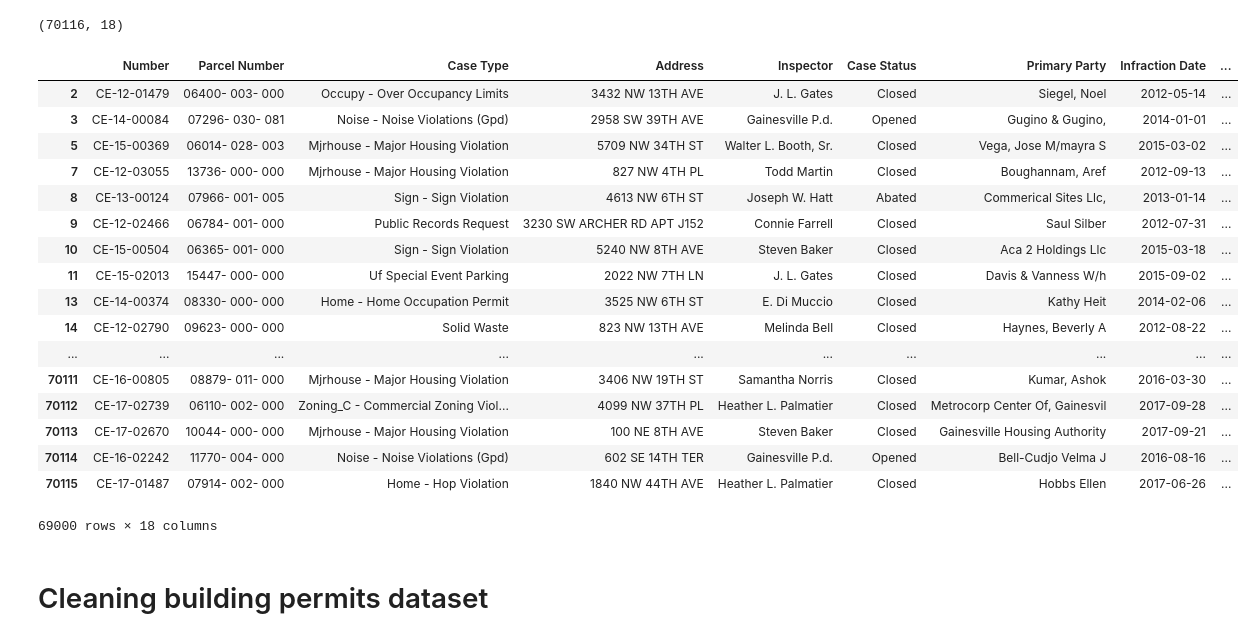
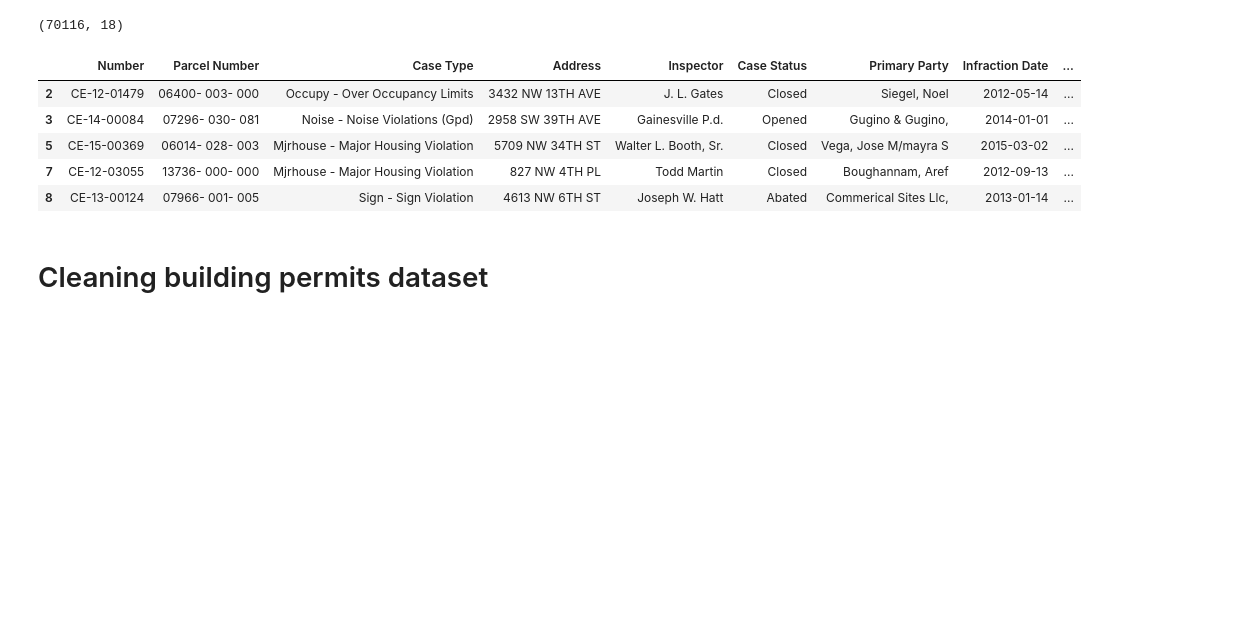
Before and after one commit to hanrosen/gainesville, a Jupyter notebook: Cleaning-Hannah.ipynb, the cells around one changed output. Saved outputs shown, nothing was run; the diff lists cells and outputs as text; code cells hidden in the pictures; blank space fills up the shorter version.

```diff
--- a/Cleaning-Hannah.ipynb
+++ b/Cleaning-Hannah.ipynb
@@ -54,27 +54,15 @@ code_violations.shape
 # %%
 # code_violations=code_violations.replace('0',np.nan).dropna(axis = 0, how = 'any')
 # new_code_violations = code_violations[code_violations['Parcel Number'] != 0]
 new_code_violations = code_violations[code_violations['Parcel Number'] != 0]
-new_code_violations
+new_code_violations.head()
 # %% [output]
 |  | Number | Parcel Number | Case Type | Address | Inspector | Case Status | Primary Party | Infraction Date | ... |
 | 2 | CE-12-01479 | 06400- 003- 000 | Occupy - Over Occupancy Limits | 3432 NW 13TH AVE | J. L. Gates | Closed | Siegel, Noel | 2012-05-14 | ... |
 | 3 | CE-14-00084 | 07296- 030- 081 | Noise - Noise Violations (Gpd) | 2958 SW 39TH AVE | Gainesville P.d. | Opened | Gugino & Gugino, | 2014-01-01 | ... |
 | 5 | CE-15-00369 | 06014- 028- 003 | Mjrhouse - Major Housing Violation | 5709 NW 34TH ST | Walter L. Booth, Sr. | Closed | Vega, Jose M/mayra S | 2015-03-02 | ... |
 | 7 | CE-12-03055 | 13736- 000- 000 | Mjrhouse - Major Housing Violation | 827 NW 4TH PL | Todd Martin | Closed | Boughannam, Aref | 2012-09-13 | ... |
 | 8 | CE-13-00124 | 07966- 001- 005 | Sign - Sign Violation | 4613 NW 6TH ST | Joseph W. Hatt | Abated | Commerical Sites Llc, | 2013-01-14 | ... |
-| 9 | CE-12-02466 | 06784- 001- 000 | Public Records Request | 3230 SW ARCHER RD APT J152 | Connie Farrell | Closed | Saul Silber | 2012-07-31 | ... |
-| 10 | CE-15-00504 | 06365- 001- 000 | Sign - Sign Violation | 5240 NW 8TH AVE | Steven Baker | Closed | Aca 2 Holdings Llc | 2015-03-18 | ... |
-| 11 | CE-15-02013 | 15447- 000- 000 | Uf Special Event Parking | 2022 NW 7TH LN | J. L. Gates | Closed | Davis & Vanness W/h | 2015-09-02 | ... |
-| 13 | CE-14-00374 | 08330- 000- 000 | Home - Home Occupation Permit | 3525 NW 6TH ST | E. Di Muccio | Closed | Kathy Heit | 2014-02-06 | ... |
-| 14 | CE-12-02790 | 09623- 000- 000 | Solid Waste | 823 NW 13TH AVE | Melinda Bell | Closed | Haynes, Beverly A | 2012-08-22 | ... |
-| ... | ... | ... | ... | ... | ... | ... | ... | ... | ... |
-| 70111 | CE-16-00805 | 08879- 011- 000 | Mjrhouse - Major Housing Violation | 3406 NW 19TH ST | Samantha Norris | Closed | Kumar, Ashok | 2016-03-30 | ... |
-| 70112 | CE-17-02739 | 06110- 002- 000 | Zoning_C - Commercial Zoning Viol... | 4099 NW 37TH PL | Heather L. Palmatier | Closed | Metrocorp Center Of, Gainesvil | 2017-09-28 | ... |
-| 70113 | CE-17-02670 | 10044- 000- 000 | Mjrhouse - Major Housing Violation | 100 NE 8TH AVE | Steven Baker | Closed | Gainesville Housing Authority | 2017-09-21 | ... |
-| 70114 | CE-16-02242 | 11770- 004- 000 | Noise - Noise Violations (Gpd) | 602 SE 14TH TER | Gainesville P.d. | Opened | Bell-Cudjo Velma J | 2016-08-16 | ... |
-| 70115 | CE-17-01487 | 07914- 002- 000 | Home - Hop Violation | 1840 NW 44TH AVE | Heather L. Palmatier | Closed | Hobbs Ellen | 2017-06-26 | ... |
-69000 rows × 18 columns
 # %% [markdown]
 # Cleaning building permits dataset
 # %%
```
Also changed, not shown: parts of 11 cells of this notebook, 1 other file.
